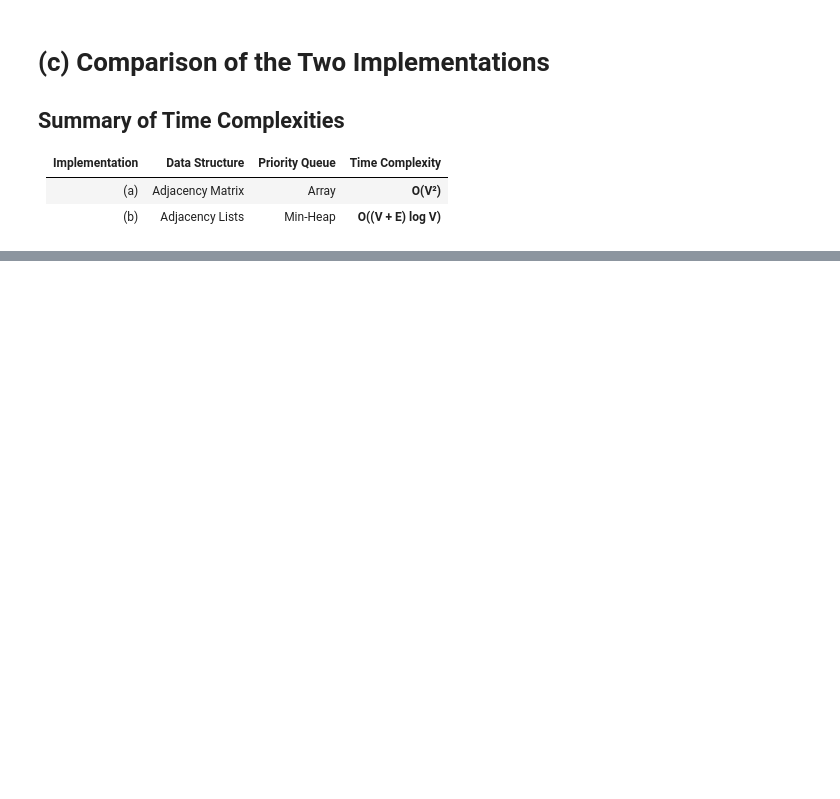
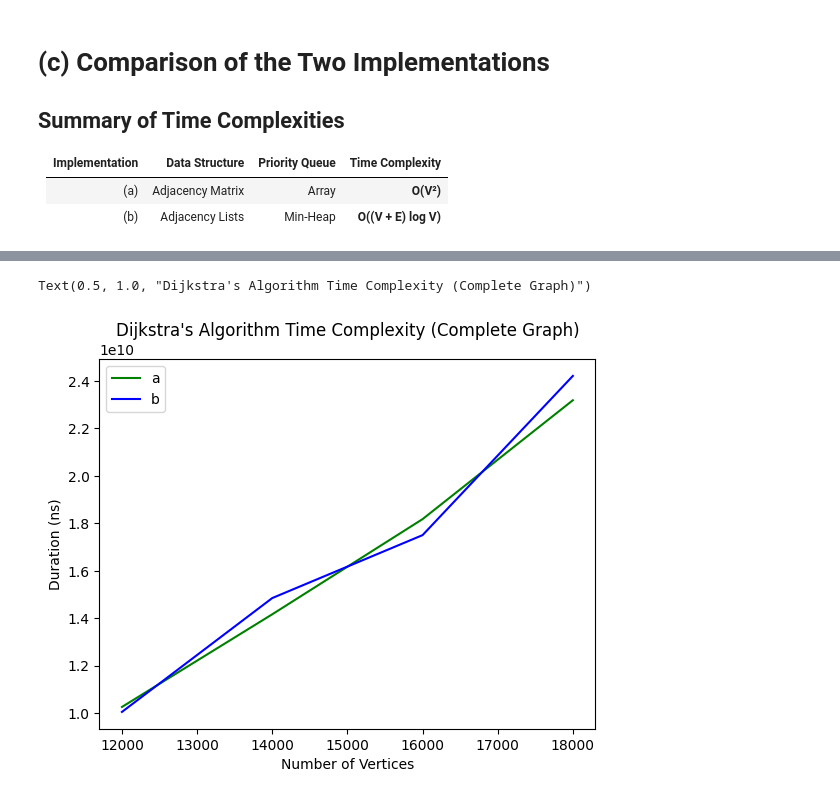
Before and after one commit to Acrylic125/sc2001-lab, a Jupyter notebook: lab2/dijkstra.ipynb, the cells around one changed output, grey strips where cells are left out. Drawn from its saved outputs; the diff is of its cells as text; code cells hidden in the pictures; blank space fills up the shorter version.

```diff
--- a/lab2/dijkstra.ipynb
+++ b/lab2/dijkstra.ipynb
@@ -206,6 +229,7 @@ adjacency_matrix, E = generate_graph(N, p=1) # p=1 -> Complete Digraph
 print_adjacency_matrix(adjacency_matrix)
 
 res = dijkstra_a(adjacency_matrix, 0)
+res = list(zip(res[0], res[1]))
 route, d = get_path_route(res, N-1)
 print(route, d)
 
@@ -332,9 +356,9 @@ def run_test_a(test):
 
         for example in examples:
             adjacency_matrix = example['adjacency_matrix']
-            start_time = perf_counter_ns()
+            start_time = process_time_ns()
             res = dijkstra_a(adjacency_matrix, 0)
-            end_time = perf_counter_ns()
+            end_time = process_time_ns()
             tally_duration += end_time - start_time
 
         results.append({
@@ -537,9 +561,9 @@ def run_test_b(test):
         for example in examples:
             adjacency_matrix = example['adjacency_matrix']
             adjacency_lists = to_adj_lists(adjacency_matrix)
-            start_time = perf_counter_ns()
+            start_time = process_time_ns()
             res = dijkstra_b(adjacency_lists, 0)
-            end_time = perf_counter_ns()
+            end_time = process_time_ns()
             tally_duration += end_time - start_time
 
         results.append({
@@ -675,0 +712,26 @@ Text(0.5, 1.0, "Dijkstra's Algorithm Time Complexity (Complete Graph)")
+# %%
+X = [12_000, 14_000, 16_000, 18_000]
+a_results = []
+b_results = []
+for x in X:
+    large_complete_dataset = generate_dataset(
+        [(x, 1, 1)]
+    )
+    # Run test b on large complete graph
+    large_complete_a_test = {
+        'dataset': large_complete_dataset,
+        'results': [],
+    }
+    run_test_a(large_complete_a_test)
+    duration = large_complete_a_test['results'][0]['duration']
+    a_results.append(duration)
+    print(f"Done running test a on large complete graph in {duration} ns")
+
+    large_complete_b_test = {
+        'dataset': large_complete_dataset,
+        'results': [],
+    }
+    run_test_b(large_complete_b_test)
+    duration = large_complete_b_test['results'][0]['duration']
+    b_results.append(duration)
+    print(f"Done running test b on large complete graph in {duration} ns")
@@ -675,0 +747,11 @@ Text(0.5, 1.0, "Dijkstra's Algorithm Time Complexity (Complete Graph)")
+# %%
+plt.plot(X, a_results, label='a', color='green')
+plt.plot(X, b_results, label='b', color='blue')
+
+plt.legend()
+plt.xlabel('Number of Vertices')
+plt.ylabel('Duration (ns)')
+plt.title('Dijkstra\'s Algorithm Time Complexity (Complete Graph)')
+# %% [output]
+Text(0.5, 1.0, "Dijkstra's Algorithm Time Complexity (Complete Graph)")
+[figure, added]
```
Also changed, not shown: parts of 13 cells of this notebook.
